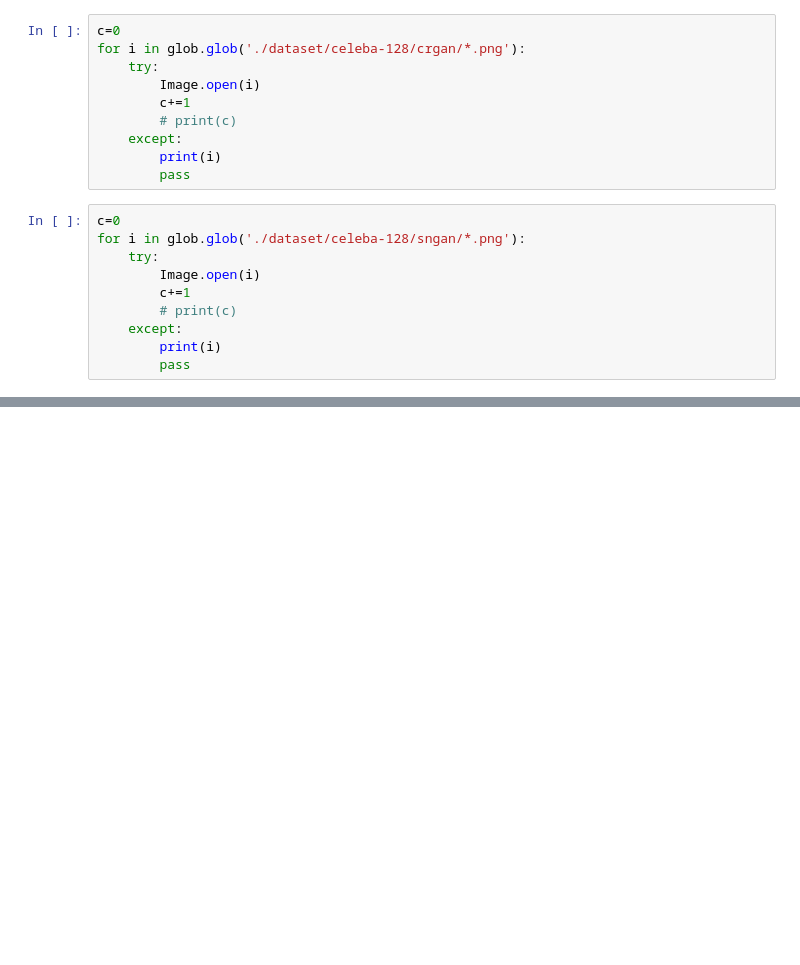
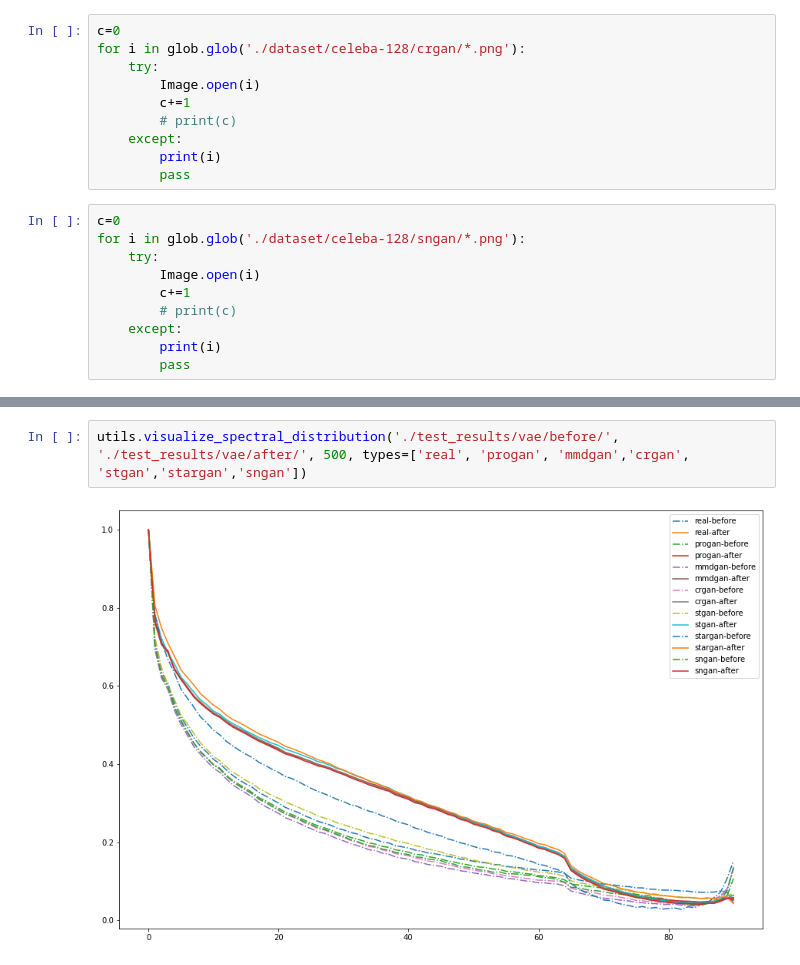
Before and after one commit to keepgallop/DF_SD, a Jupyter notebook: test_.ipynb, the cells around one changed output, grey strips where cells are left out. Cells and saved outputs as stored; diff of their text form; blank space fills up the shorter version.

```diff
--- a/test_.ipynb
+++ b/test_.ipynb
@@ -235,0 +305,4 @@ for i in glob.glob('./dataset/celeba-128/sngan/*.png'):
+# %%
+utils.visualize_spectral_distribution('./test_results/vae/before/', './test_results/vae/after/', 500, types=['real', 'progan', 'mmdgan','crgan', 'stgan','stargan','sngan'])
+# %% [output]
+[figure, added]
```
Also changed, not shown: parts of 31 cells of this notebook, 22 other files.
